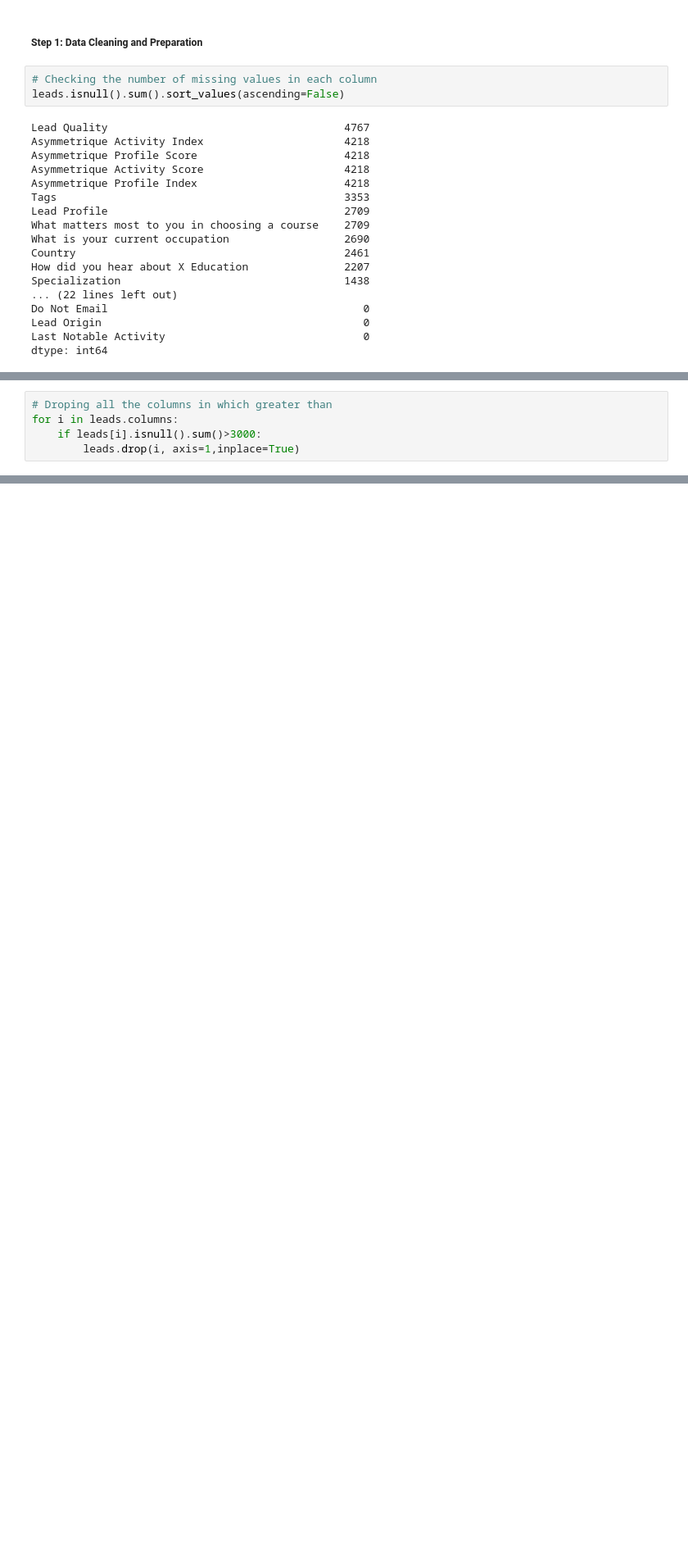
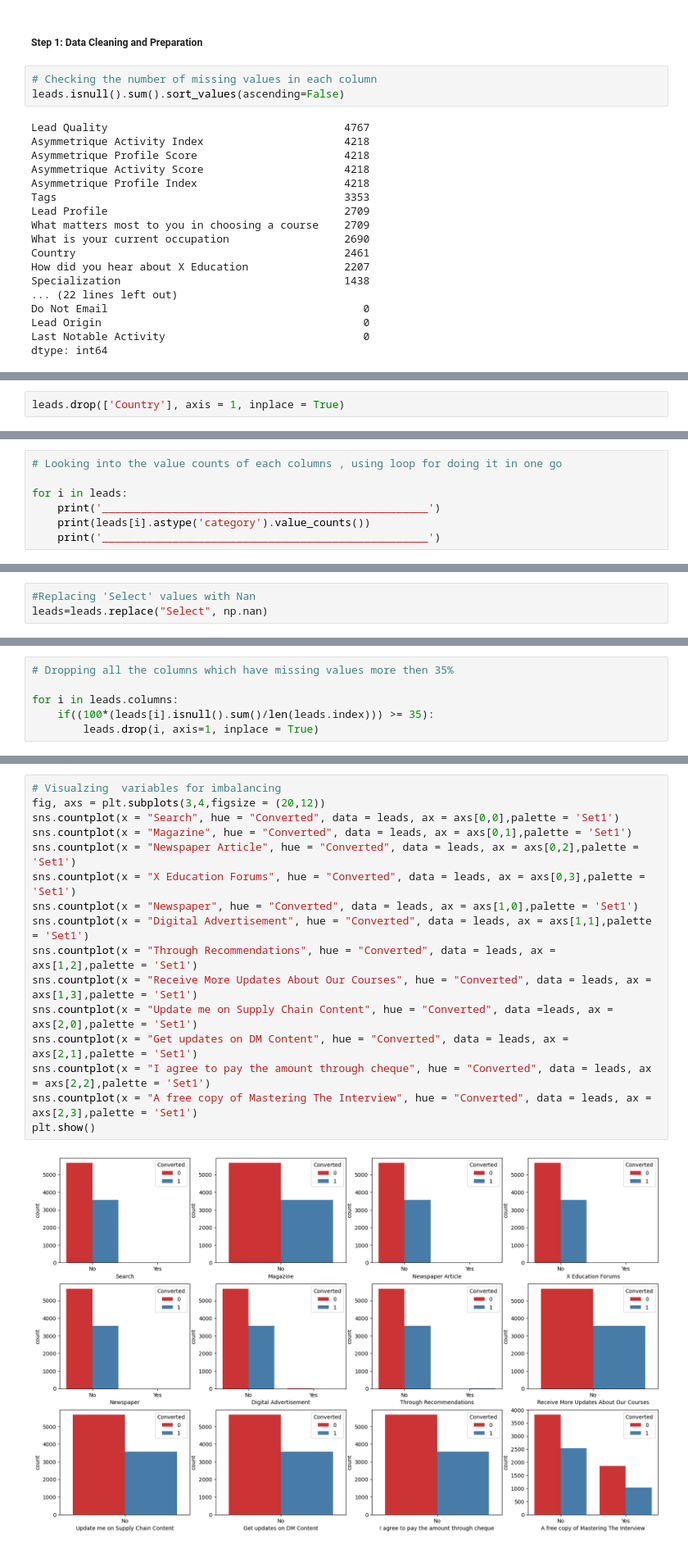
Before and after one commit to hrithikk16/Leads_Scoring_Case_Study, a Jupyter notebook: assign.ipynb, the cells around one changed output, grey strips where cells are left out. Shown at 82% size. Cells and saved outputs as stored; diff of their text form; blank space fills up the shorter version.

```diff
--- a/assign.ipynb
+++ b/assign.ipynb
@@ -160,0 +187,2 @@ len(leads.columns)
+# %%
+leads.drop(['Country'], axis = 1, inplace = True)
@@ -160,0 +200,7 @@ len(leads.columns)
+# %%
+# Looking into the value counts of each columns , using loop for doing it in one go
+
+for i in leads:
+    print('___________________________________________________')
+    print(leads[i].astype('category').value_counts())
+    print('___________________________________________________')
@@ -160,0 +225,3 @@ len(leads.columns)
+# %%
+#Replacing 'Select' values with Nan
+leads=leads.replace("Select", np.nan)
@@ -161,5 +272,6 @@ len(leads.columns)
 # %%
-# Droping all the columns in which greater than
+# Dropping all the columns which have missing values more then 35%
+
 for i in leads.columns:
-    if leads[i].isnull().sum()>3000:
-        leads.drop(i, axis=1,inplace=True)
+    if((100*(leads[i].isnull().sum()/len(leads.index))) >= 35):
+        leads.drop(i, axis=1, inplace = True)
@@ -189,0 +322,18 @@ dtype: int64
+# %%
+# Visualzing  variables for imbalancing
+fig, axs = plt.subplots(3,4,figsize = (20,12))
+sns.countplot(x = "Search", hue = "Converted", data = leads, ax = axs[0,0],palette = 'Set1')
+sns.countplot(x = "Magazine", hue = "Converted", data = leads, ax = axs[0,1],palette = 'Set1')
+sns.countplot(x = "Newspaper Article", hue = "Converted", data = leads, ax = axs[0,2],palette = 'Set1')
+sns.countplot(x = "X Education Forums", hue = "Converted", data = leads, ax = axs[0,3],palette = 'Set1')
+sns.countplot(x = "Newspaper", hue = "Converted", data = leads, ax = axs[1,0],palette = 'Set1')
+sns.countplot(x = "Digital Advertisement", hue = "Converted", data = leads, ax = axs[1,1],palette = 'Set1')
+sns.countplot(x = "Through Recommendations", hue = "Converted", data = leads, ax = axs[1,2],palette = 'Set1')
+sns.countplot(x = "Receive More Updates About Our Courses", hue = "Converted", data = leads, ax = axs[1,3],palette = 'Set1')
+sns.countplot(x = "Update me on Supply Chain Content", hue = "Converted", data =leads, ax = axs[2,0],palette = 'Set1')
+sns.countplot(x = "Get updates on DM Content", hue = "Converted", data = leads, ax = axs[2,1],palette = 'Set1')
+sns.countplot(x = "I agree to pay the amount through cheque", hue = "Converted", data = leads, ax = axs[2,2],palette = 'Set1')
+sns.countplot(x = "A free copy of Mastering The Interview", hue = "Converted", data = leads, ax = axs[2,3],palette = 'Set1')
+plt.show()
+# %% [output]
+[figure, added]
```
Also changed, not shown: parts of 15 cells of this notebook.
